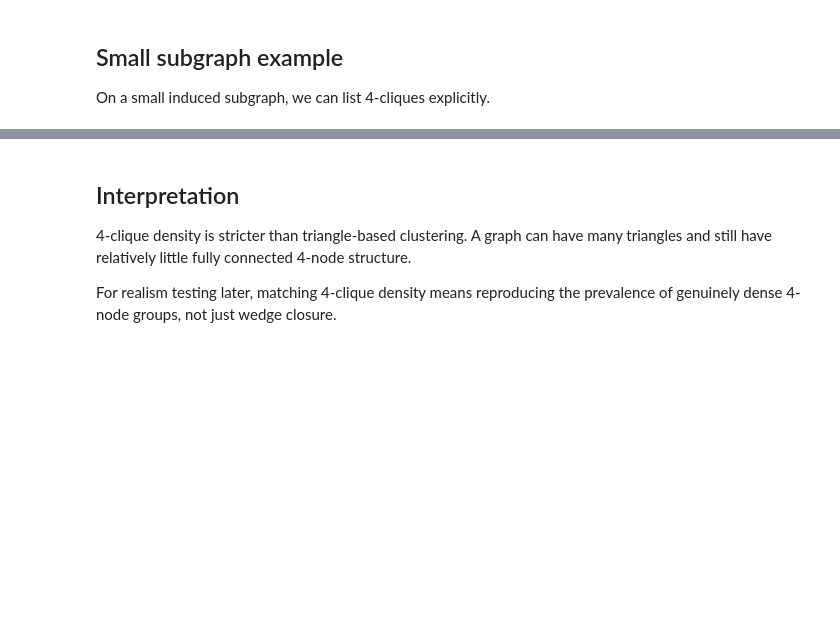
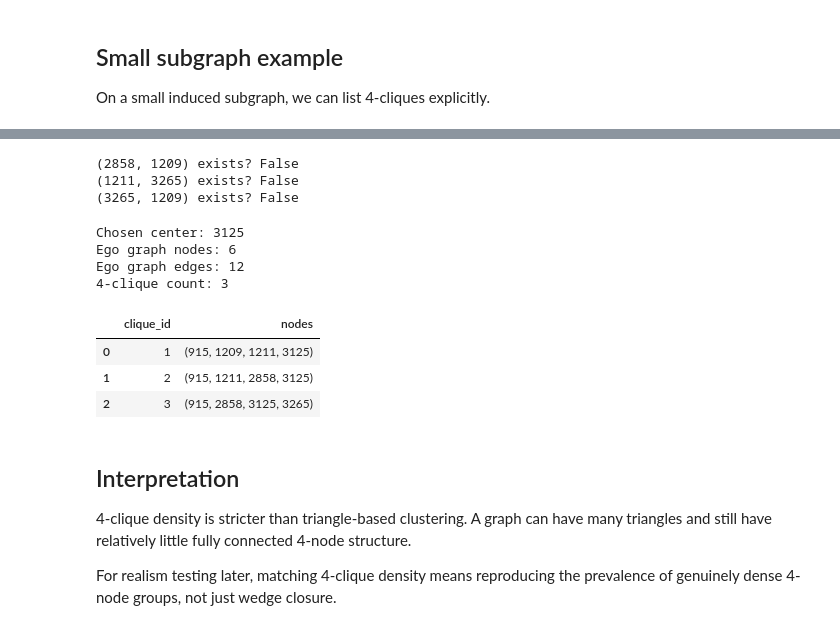
Before and after one commit to stfran/edge-probability-graph-model, a Jupyter notebook: cluster_analysis/facebook_k_density_walkthrough.ipynb, the cells around one changed output, grey strips where cells are left out. Drawn from its saved outputs; the diff is of its cells as text; code cells hidden in the pictures; blank space fills up the shorter version.

```diff
--- a/cluster_analysis/facebook_k_density_walkthrough.ipynb
+++ b/cluster_analysis/facebook_k_density_walkthrough.ipynb
@@ -110,3 +232,42 @@ else:
+# %%
+# just making sure these edges are really absent to show that there aren't more than 3 4-cliques in this ego graph
+
+suspect_pairs = [
+    (2858, 1209),
+    (1211, 3265),
+    (3265, 1209)
+]
+
+for u, v in suspect_pairs:
+    print((u, v), "exists?" , H.has_edge(u, v))
+# %% [output]
+(2858, 1209) exists? False
+(1211, 3265) exists? False
+(3265, 1209) exists? False
+# %%
+center = candidate_df.iloc[0]["center"]
+H = nx.ego_graph(G, center, radius=1)
+
+k4s = [tuple(sorted(c)) for c in enumerate_k_cliques(H, 4)]
+
+print(f"Chosen center: {center}")
+print(f"Ego graph nodes: {H.number_of_nodes()}")
+print(f"Ego graph edges: {H.number_of_edges()}")
+print(f"4-clique count: {len(k4s)}")
+
+pd.DataFrame({
+    "clique_id": range(1, len(k4s) + 1),
+    "nodes": k4s
+})
+# %% [output]
+Chosen center: 3125
+Ego graph nodes: 6
+Ego graph edges: 12
+4-clique count: 3
+|  | clique_id | nodes |
+| 0 | 1 | (915, 1209, 1211, 3125) |
+| 1 | 2 | (915, 1211, 2858, 3125) |
+| 2 | 3 | (915, 2858, 3125, 3265) |
 # %% [markdown]
 ## Interpretation
 
```
Also changed, not shown: parts of 10 cells of this notebook, 6 other files.
